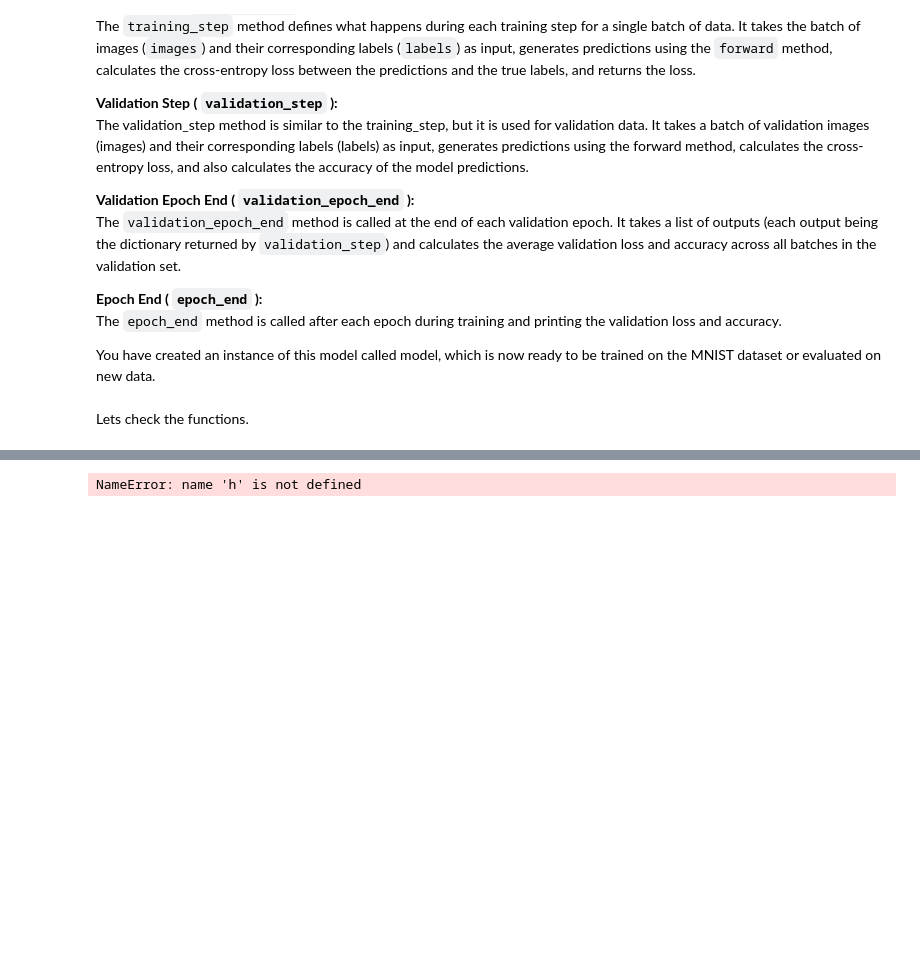
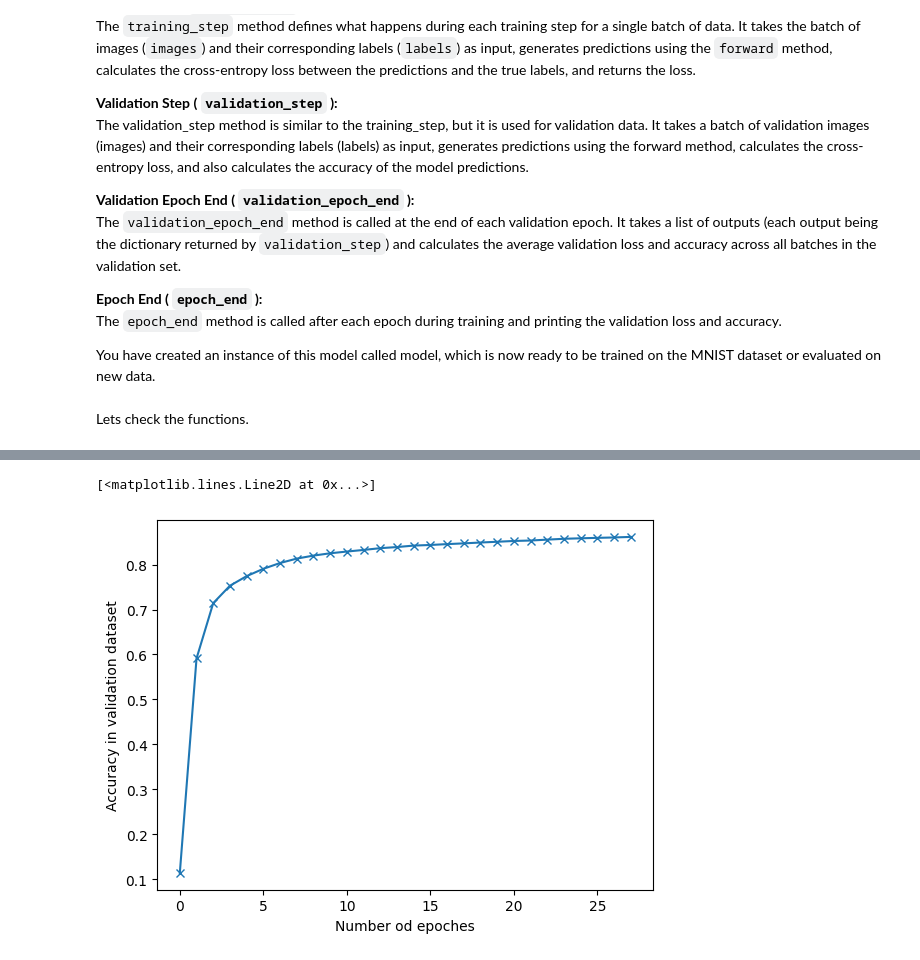
Before and after one commit to Prabhiraj-P/hello-mnist, a Jupyter notebook: mnist.ipynb, the cells around one changed output, grey strips where cells are left out. Drawn from its saved outputs; the diff is of its cells as text; code cells hidden in the pictures; blank space fills up the shorter version.

````diff
--- a/mnist.ipynb
+++ b/mnist.ipynb
@@ -384,4 +398,4 @@ Unlike true, cross-entropy is a constant and variable function. It also provides
  As you would expect, PyTorch provides a functional and optimized cross-entropy function as part of the ```torch.nn.functional``` package. It also does softmax internally, so you can pass the model output directly without converting it to a result.
 # %%
 #defining cross entropy
-loss_fn=f.cross_entropy
+loss_fn=F.cross_entropy
@@ -546,3 +558,3 @@ Epoch [4], val_loss: 0.8945, val_acc: 0.8261
 # %%
-hist3=fit(5,0.001,model,train_loader,val_loader)
+hist3=fit(7,0.001,model,train_loader,val_loader)
 # %% [output]
@@ -553,0 +568,2 @@ Epoch [4], val_loss: 0.7541, val_acc: 0.8414
+# %%
+hist4=fit(10,0.001,model,train_loader,val_loader)
@@ -554,10 +581,12 @@ Epoch [4], val_loss: 0.7541, val_acc: 0.8414
 # %%
-h = [hist0]+hist1+hist2+hist3
+h = [hist0]+hist1+hist2+hist3+hist4
 # %%
 import seaborn as sns
 # %%
 accuracies = [result['val_acc'] for result in h]
-matplotlib.use('agg')
+plt.ylabel("Accuracy in validation dataset")
+plt.xlabel('Number od epoches')
 plt.plot(accuracies, '-x')
 # %% [output]
-NameError: name 'h' is not defined
+[<matplotlib.lines.Line2D at 0x...>]
+[figure, added]
````
Also changed, not shown: parts of 19 cells of this notebook.
